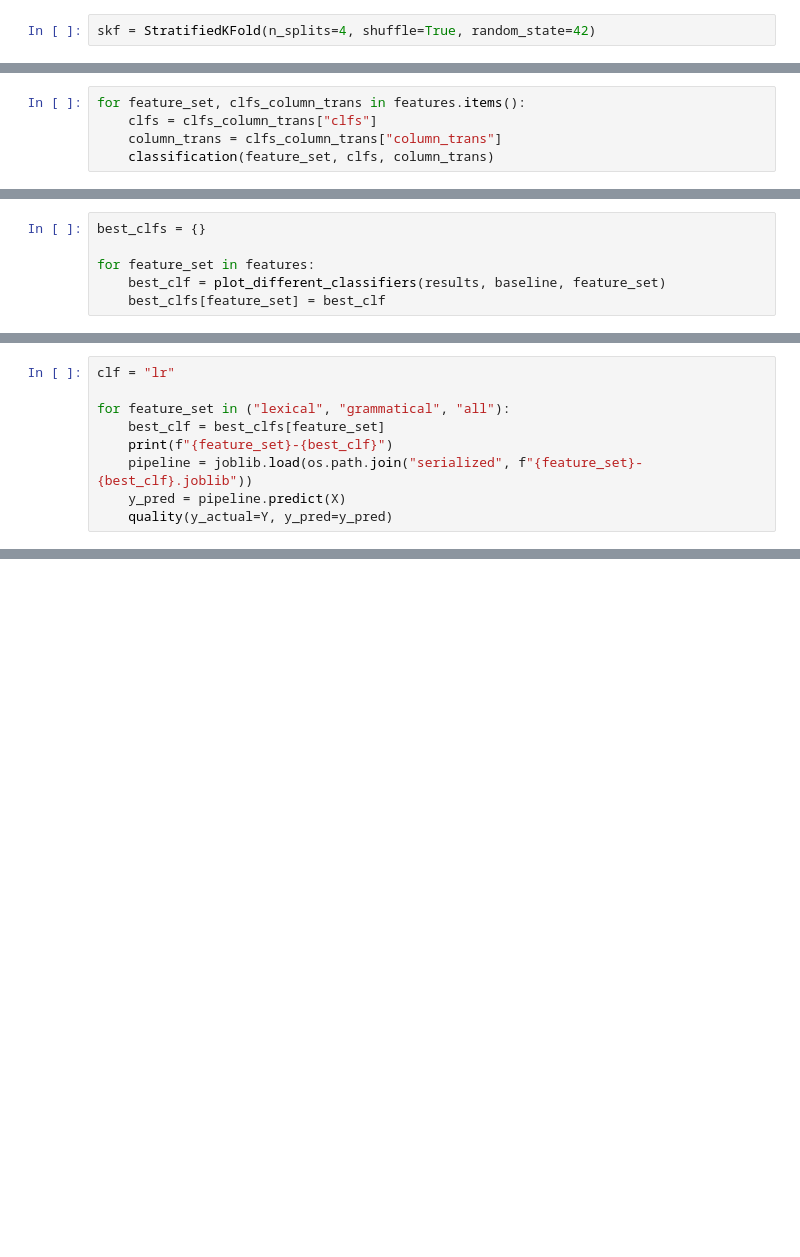
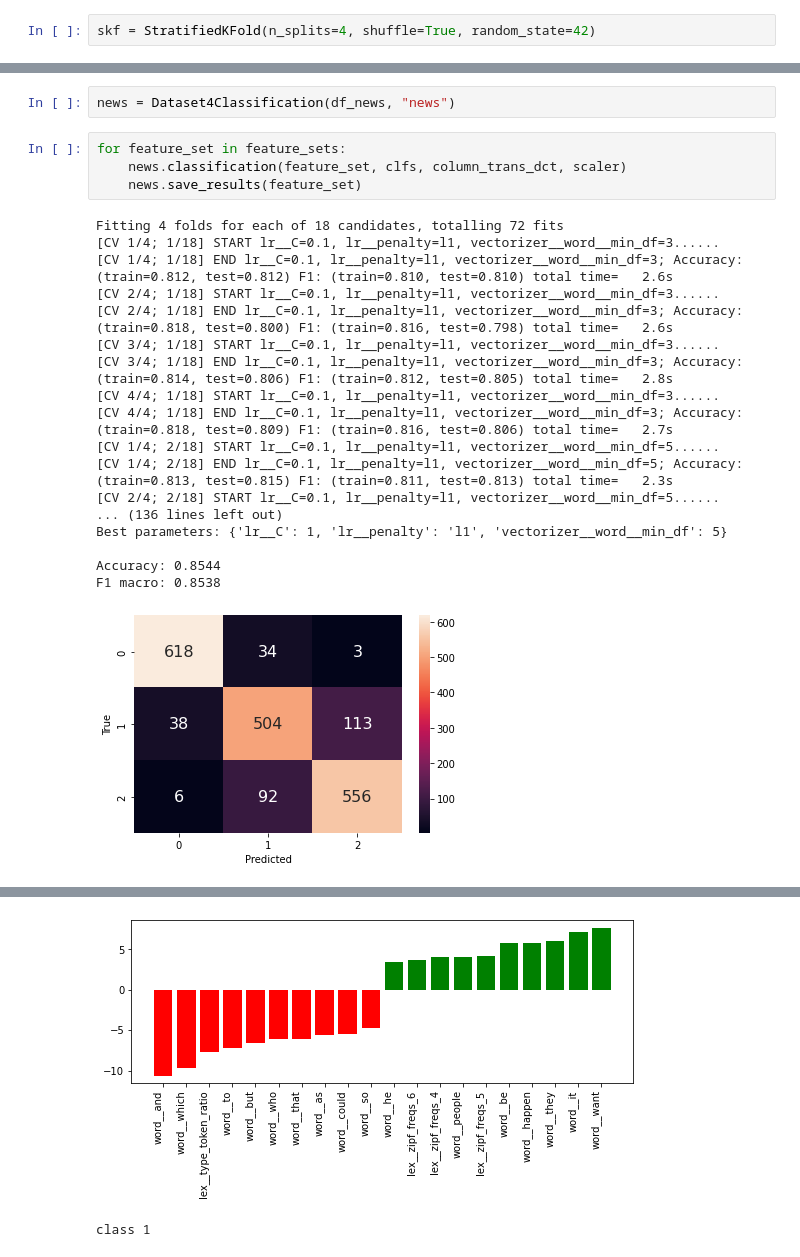
Before and after one commit to lpmaltina/english-proficiency, a Jupyter notebook: Classification.ipynb, the cells around one changed output, grey strips where cells are left out. Cells and saved outputs as stored; diff of their text form; blank space fills up the shorter version.

Commit message:
structure Classification.ipynb and add results

```diff
--- a/Classification.ipynb
+++ b/Classification.ipynb
@@ -594,5 +859,0 @@ def classification(feature_set, clfs, column_trans):
-# %%
-for feature_set, clfs_column_trans in features.items():
-    clfs = clfs_column_trans["clfs"]
-    column_trans = clfs_column_trans["column_trans"]
-    classification(feature_set, clfs, column_trans)
@@ -673,6 +859,0 @@ def plot_different_classifiers(results, baseline, feature_set):
-# %%
-best_clfs = {}
-
-for feature_set in features:
-    best_clf = plot_different_classifiers(results, baseline, feature_set)
-    best_clfs[feature_set] = best_clf
@@ -703,9 +859,0 @@ X, Y = days.create_df(abstract_nouns, concrete_nouns)
-# %%
-clf = "lr"
-
-for feature_set in ("lexical", "grammatical", "all"):
-    best_clf = best_clfs[feature_set]
-    print(f"{feature_set}-{best_clf}")
-    pipeline = joblib.load(os.path.join("serialized", f"{feature_set}-{best_clf}.joblib"))
-    y_pred = pipeline.predict(X)
-    quality(y_actual=Y, y_pred=y_pred)
@@ -724,0 +862,25 @@ F1 macro: 0.7570
+# %%
+news = Dataset4Classification(df_news, "news")
+# %%
+for feature_set in feature_sets:
+    news.classification(feature_set, clfs, column_trans_dct, scaler)
+    news.save_results(feature_set)
+# %% [output]
+Fitting 4 folds for each of 18 candidates, totalling 72 fits
+[CV 1/4; 1/18] START lr__C=0.1, lr__penalty=l1, vectorizer__word__min_df=3......
+[CV 1/4; 1/18] END lr__C=0.1, lr__penalty=l1, vectorizer__word__min_df=3; Accuracy: (train=0.812, test=0.812) F1: (train=0.810, test=0.810) total time=   2.6s
+[CV 2/4; 1/18] START lr__C=0.1, lr__penalty=l1, vectorizer__word__min_df=3......
+[CV 2/4; 1/18] END lr__C=0.1, lr__penalty=l1, vectorizer__word__min_df=3; Accuracy: (train=0.818, test=0.800) F1: (train=0.816, test=0.798) total time=   2.6s
+[CV 3/4; 1/18] START lr__C=0.1, lr__penalty=l1, vectorizer__word__min_df=3......
+[CV 3/4; 1/18] END lr__C=0.1, lr__penalty=l1, vectorizer__word__min_df=3; Accuracy: (train=0.814, test=0.806) F1: (train=0.812, test=0.805) total time=   2.8s
+[CV 4/4; 1/18] START lr__C=0.1, lr__penalty=l1, vectorizer__word__min_df=3......
+[CV 4/4; 1/18] END lr__C=0.1, lr__penalty=l1, vectorizer__word__min_df=3; Accuracy: (train=0.818, test=0.809) F1: (train=0.816, test=0.806) total time=   2.7s
+[CV 1/4; 2/18] START lr__C=0.1, lr__penalty=l1, vectorizer__word__min_df=5......
+[CV 1/4; 2/18] END lr__C=0.1, lr__penalty=l1, vectorizer__word__min_df=5; Accuracy: (train=0.813, test=0.815) F1: (train=0.811, test=0.813) total time=   2.3s
+[CV 2/4; 2/18] START lr__C=0.1, lr__penalty=l1, vectorizer__word__min_df=5......
+... (136 lines left out)
+Best parameters: {'lr__C': 1, 'lr__penalty': 'l1', 'vectorizer__word__min_df': 5}
+
+Accuracy: 0.8544
+F1 macro: 0.8538
+[figure, added]
@@ -724,0 +891,2 @@ F1 macro: 0.7570
+[figure, added]
+class 1
```
Also changed, not shown: parts of 78 cells of this notebook, 14 other files.
